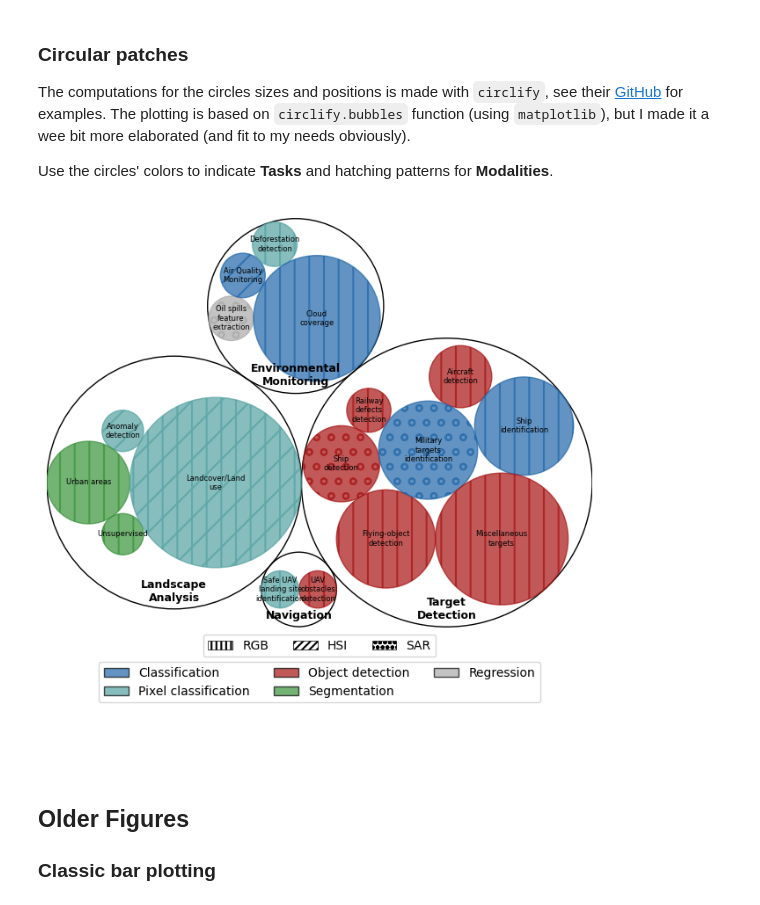
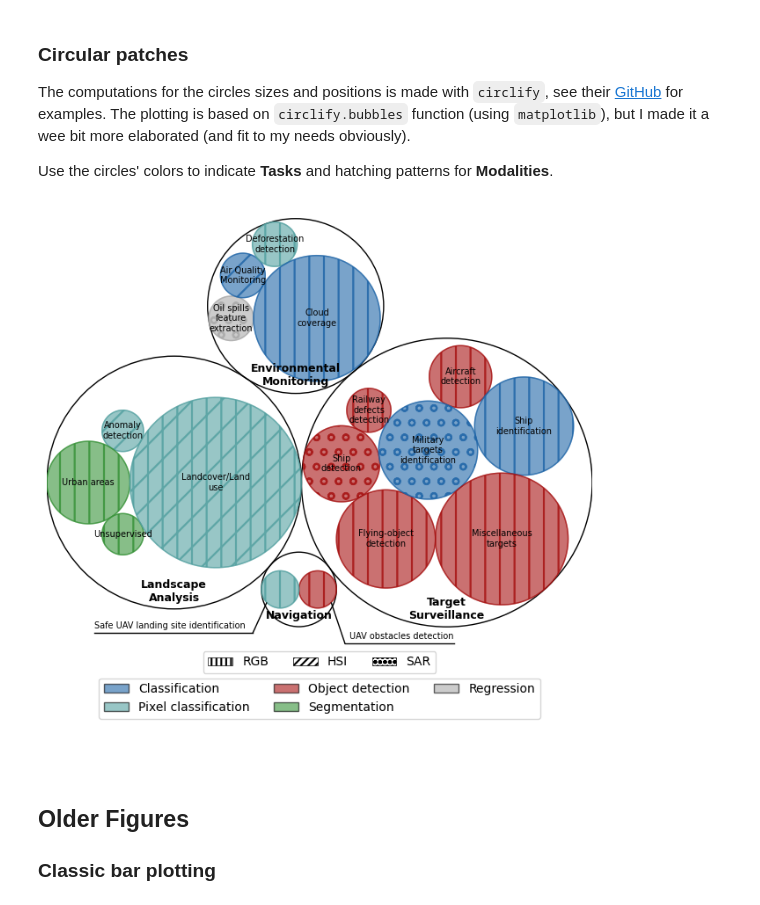
Before and after one commit to CedricLeon/Survey_RS-ML-FPGA, a Jupyter notebook: src/figures_applications_tasks.ipynb, the cells around one changed output. Drawn from its saved outputs; the diff is of its cells as text; code cells hidden in the pictures.

Commit message:
Changing `plt.Circle` methods to `ax.fill` to solve this matplotlib export to pdf issue

```diff
--- a/src/figures_applications_tasks.ipynb
+++ b/src/figures_applications_tasks.ipynb
@@ -78,13 +78,13 @@ application_to_group = {
     "Unsupervised": "Landscape Analysis",
 
     #  --- Target Detection ---
-    "Ship detection": "Target Detection",
-    "Ship identification": "Target Detection",
-    "Aircraft detection": "Target Detection",
-    "Flying-object detection": "Target Detection",
-    "Military targets identification": "Target Detection",
-    "Miscellaneous targets": "Target Detection",
-    "Railway defects detection": "Target Detection", # Diverse?
+    "Ship detection": "Target Surveillance",
+    "Ship identification": "Target Surveillance",
+    "Aircraft detection": "Target Surveillance",
+    "Flying-object detection": "Target Surveillance",
+    "Military targets identification": "Target Surveillance",
+    "Miscellaneous targets": "Target Surveillance",
+    "Railway defects detection": "Target Surveillance", # Diverse?
     #  --- Miscellaneous (Diverse) ---
     # "Redshift estimation": "Diverse",
 
@@ -97,3 +97,7 @@ application_to_group = {
 for app in datapointsDf["Application"].unique():
     if app not in application_to_group:
         print(f"Application '{r}{app}{e}' not in application_to_group")
+
+
+# Ensure 'Group' column is present in the DataFrame
+datapointsDf['Group'] = datapointsDf['Application'].map(application_to_group)
@@ -264,26 +290,43 @@ def plot_bubbles_custom_tasks_color(
         # hatch from the modalities
         circle_hatch = determine_hatch_pattern(lbl, hatch_patterns, 'Modality') if withHatch else None
 
-        ax.add_patch(
-            plt.Circle(
-                (x, y),
-                r,
-                alpha=transparency,
-                linewidth=1,
-                fill=True,
-                facecolor=circle_color,
-                edgecolor=circle_color,
-                hatch=circle_hatch,
+        # Generate circular coordinates
+        angles = np.linspace(0, 2*np.pi, 120)
+        xvals = x + r * np.cos(angles)
+        yvals = y + r * np.sin(angles)
+
+        # First fill: face color (semi-transparent) + hatch
+        ax.fill(
+            xvals,
+            yvals,
+            color=circle_color,
+            alpha=transparency,
+            hatch=circle_hatch
+        )
+        # Second fill: no face color, but the same hatch color as edge
+        ax.fill(
+            xvals,
+            yvals,
+            color='None',
+            edgecolor=circle_color,
+            alpha=transparency,
+            hatch=circle_hatch
+        )
+
+        # Custom behavior for child circles of Navigation (too long labels)
+        if lbl.startswith("Safe UAV"):
+            support_labels(ax, [-0.68, -0.16], [-0.1, -0.16], [-0.05, -0.05], lbl, [x, y], color='black', linewidth=1, fontsize=fontsize+1)
+        elif lbl.startswith("UAV obstacles"):
+            support_labels(ax, [0.5, -0.2], [0.1, -0.2], [0.05, -0.05], lbl, [x, y], color='black', linewidth=1, fontsize=fontsize+1)
+        else:
+            ax.text(
+                x,
+                y,
+                wrap_label(lbl, 12),
+                ha='center',
+                va='center',
+                fontsize=fontsize + 1
             )
-        )
-        ax.text(
-            x,
-            y,
-            wrap_label(lbl, 12),
-            ha='center',
-            va='center',
-            fontsize=fontsize
-        )
 
     # Auto-limit the axes if lim is not provided
     if lim is None:
@@ -300,7 +343,7 @@ def plot_bubbles_custom_tasks_color(
         task_patches.append(
             mpatches.Patch(facecolor=clr, edgecolor='black', label=tsk, alpha=transparency)
         )
-    ax.add_artist(ax.legend(handles=task_patches, fontsize=10, loc="upper center", bbox_to_anchor=(0.5, 0.18), ncol=3))
+    ax.add_artist(ax.legend(handles=task_patches, fontsize=10, loc="upper center", bbox_to_anchor=(0.5, 0.15), ncol=3))
 
     # Build legend for modalities (hatches)
     if withHatch:
@@ -314,21 +357,14 @@ def plot_bubbles_custom_tasks_color(
                     linewidth=0.5
                 )
             modality_patches.append(patch)
-        ax.legend(handles=modality_patches, fontsize=10, loc="upper center", bbox_to_anchor=(0.5, 0.23), ncol=4)
+        ax.legend(handles=modality_patches, fontsize=10, loc="upper center", bbox_to_anchor=(0.5, 0.2), ncol=4)
 
     plt.title(title)
 
-    # Create two distinct paths: one for SVG, one for PDF
-    svg_path = saveFigurePath.with_suffix(".svg")  # your "saveFigurePath" usually ends with .svg
-    pdf_path = saveFigurePath.with_suffix(".pdf")  # output the final PDF
-
     # Save figure to SVG first
-    fig.savefig(svg_path, format="svg", bbox_inches="tight")
+    fig.savefig(saveFigurePath, format=saveFormat, bbox_inches="tight")
 
     plt.show()
-
-# Ensure 'Group' column is present in the DataFrame
-datapointsDf['Group'] = datapointsDf['Application'].map(application_to_group)
 
 # Build a DataFrame of counts grouped by (Group, Application)
 df_counts = datapointsDf[['Group', 'Application']].value_counts().reset_index(name='Count')
@@ -364,34 +400,34 @@ modality_patterns = {
     'RGB': '|',
     'HSI': '/',
     'SAR': 'o',
     # '1D': '*',
 }
 
 # # ----- Plot v1: Tasks only -----
 # plot_bubbles_custom_tasks_color(
 #     circles=circles,
 #     labels=labels,
 #     df_for_tasks=datapointsDf,  # the complete DF to query tasks
 #     task_colors=task_colors,
 #     hatch_patterns=None,
 #     fontsize=6,
 #     withBase=False,
 #     title="V1: Hierarchical Circle Packing with Tasks"
 # )
 
 # ----- Plot v2: Tasks and Modalities -----
 plot_bubbles_custom_tasks_color(
     circles=circles,
     labels=labels,
     df_for_tasks=datapointsDf,  # the complete DF to query tasks
     task_colors=task_colors,
     hatch_patterns=modality_patterns,
     fontsize=6,
     withBase=False,
     title="", #"V2: Hierarchical Circle Packing with Tasks and Modalities"
 )
 # %% [output]
-[figure, old version]
+[figure, new version]
 # %% [markdown]
 ## Older Figures
 
```
Also changed, not shown: parts of 5 cells of this notebook, 1 other file.
